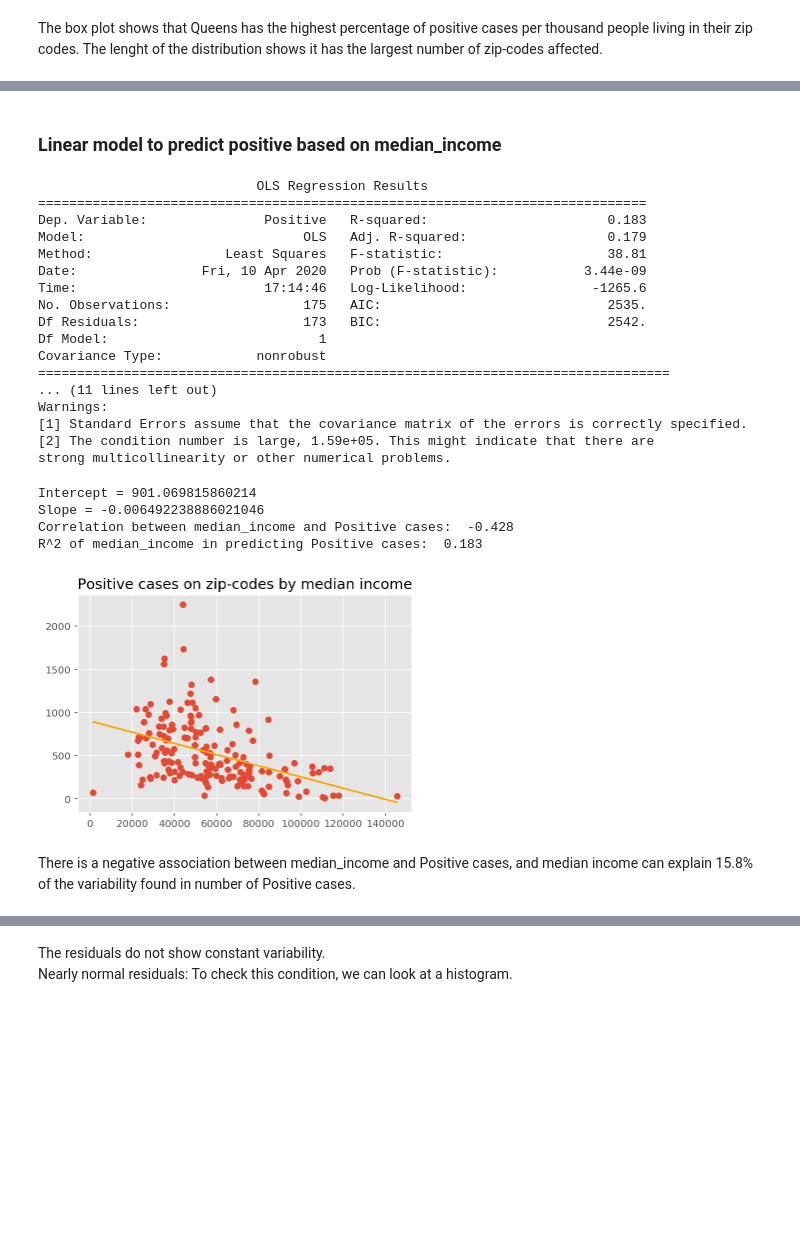
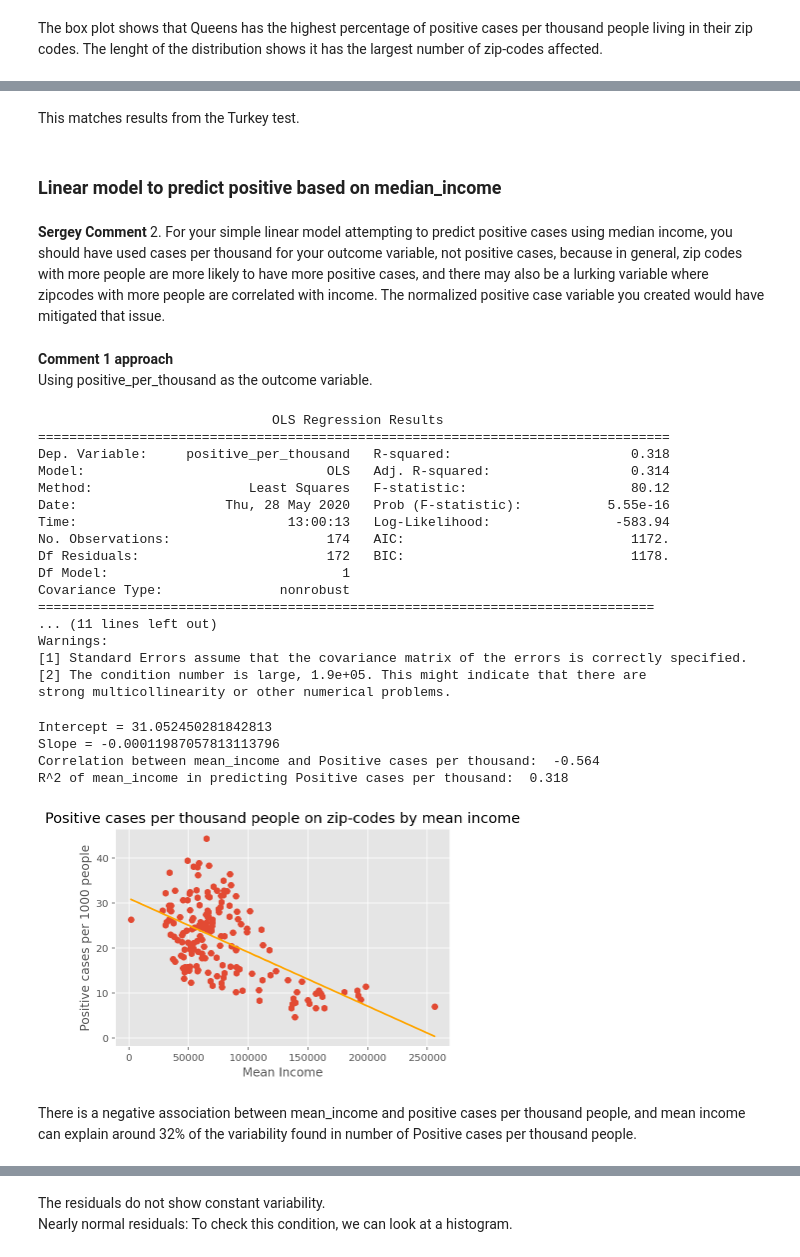
Before and after one commit to RuggieroJulian/covid-19, a Jupyter notebook: Midterm Project Ruggiero Julian.ipynb, the cells around one changed output, grey strips where cells are left out. Saved outputs shown, nothing was run; the diff lists cells and outputs as text; code cells hidden in the pictures; blank space fills up the shorter version.

```diff
--- a/Midterm Project Ruggiero Julian.ipynb
+++ b/Midterm Project Ruggiero Julian.ipynb
@@ -82,5 +71,8 @@ https://github.com/gitjuli/covid-19/blob/master/usincome.csv
 #get income data
 income=pd.read_csv('https://raw.githubusercontent.com/gitjuli/covid-19/master/usincome.csv')
 income.rename(columns = {'Zip':'zip_code', 'Median':'median_income', 'Mean':'mean_income'}, inplace=True)
-income.head()
+
+# merge
+covid_data = pd.merge(covid_data[covid_data['zip_code'].notna()], income, how='inner', on=['zip_code'])
+covid_data.head()
 # %% [output]
@@ -130,5 +116,11 @@ https://github.com/gitjuli/covid-19/blob/master/zip_borough.csv
 # %%
 #data source 2 (zip code by borough)
 borough=pd.read_csv('https://raw.githubusercontent.com/gitjuli/covid-19/master/zip_borough.csv')
-borough.head(1)
+borough.rename(columns = {'zip':'zip_code'}, inplace=True)
+
+#merge
+covid_data = pd.merge(covid_data[covid_data['zip_code'].notna()], borough, how='inner', on=['zip_code'])
+covid_data["zip_code"]=covid_data["zip_code"].astype(int).astype(str)
+covid_data["mean_income"]=covid_data["mean_income"].astype(int)
+covid_data.head()
 # %% [output]
@@ -165,0 +137,3 @@ covid_zip_codes.head()
+# %%
+covid_data["positive_per_thousand"]=(1000 * covid_data["covid_positive"])/covid_data["population"]
+covid_data.head()
@@ -179,54 +374,63 @@ The box plot shows that Queens has the highest percentage of positive cases per
+# %% [markdown]
+This matches results from the Turkey test.
 # %% [markdown]
 ### Linear model to predict positive based on median_income
+# %% [markdown]
+__Sergey Comment__ 2. For your simple linear model attempting to predict positive cases using median income, you should have used cases per thousand for your outcome variable, not positive cases, because in general, zip codes with more people are more likely to have more positive cases, and there may also be a lurking variable where zipcodes with more people are correlated with income. The normalized positive case variable you created would have mitigated that issue.
+# %% [markdown]
+__Comment 1 approach__ <br>
+Using positive_per_thousand as the outcome variable.
 # %%
-# linear model to predict positive based on percent_receives_public_assistance
+# linear model to predict positive based on median_income
 
-formula_string = "Positive ~ median_income"
+formula_string = "positive_per_thousand ~ mean_income"
 
-model = sm.formula.ols(formula = formula_string, data = covid_zip_codes)
+model = sm.formula.ols(formula = formula_string, data = covid_data)
 model_fitted = model.fit()
 print(model_fitted.summary())
 # %% [output]
-                            OLS Regression Results
-==============================================================================
-Dep. Variable:               Positive   R-squared:                       0.183
-Model:                            OLS   Adj. R-squared:                  0.179
-Method:                 Least Squares   F-statistic:                     38.81
-Date:                Fri, 10 Apr 2020   Prob (F-statistic):           3.44e-09
-Time:                        17:14:46   Log-Likelihood:                -1265.6
-No. Observations:                 175   AIC:                             2535.
-Df Residuals:                     173   BIC:                             2542.
-Df Model:                           1
-Covariance Type:            nonrobust
+                              OLS Regression Results
 =================================================================================
+Dep. Variable:     positive_per_thousand   R-squared:                       0.318
+Model:                               OLS   Adj. R-squared:                  0.314
+Method:                    Least Squares   F-statistic:                     80.12
+Date:                   Thu, 28 May 2020   Prob (F-statistic):           5.55e-16
+Time:                           13:00:13   Log-Likelihood:                -583.94
+No. Observations:                    174   AIC:                             1172.
+Df Residuals:                        172   BIC:                             1178.
+Df Model:                              1
+Covariance Type:               nonrobust
+===============================================================================
 ... (11 lines left out)
 Warnings:
 [1] Standard Errors assume that the covariance matrix of the errors is correctly specified.
-[2] The condition number is large, 1.59e+05. This might indicate that there are
+[2] The condition number is large, 1.9e+05. This might indicate that there are
 strong multicollinearity or other numerical problems.
 # %%
 print('Intercept =', model_fitted.params[0])
 print('Slope =', model_fitted.params[1])
-print("Correlation between median_income and Positive cases: ",np.round(covid_zip_codes.median_income.corr(covid_zip_codes.Positive),3))
-print("R^2 of median_income in predicting Positive cases: ",np.round(covid_zip_codes.median_income.corr(covid_zip_codes.Positive)**2,3))
+print("Correlation between mean_income and Positive cases per thousand: ",np.round(covid_data.mean_income.corr(covid_data.positive_per_thousand),3))
+print("R^2 of mean_income in predicting Positive cases per thousand: ",np.round(covid_data.mean_income.corr(covid_data.positive_per_thousand)**2,3))
 
-x = covid_zip_codes['median_income']
-y = covid_zip_codes['Positive']
+x = covid_data['mean_income']
+y = covid_data['positive_per_thousand']
 
 y_pred = model_fitted.predict(x)
 
-plt.scatter(covid_zip_codes['median_income'], covid_zip_codes['Positive'])
+plt.scatter(covid_data['mean_income'], covid_data['positive_per_thousand'])
 plt.plot(x, y_pred, color = 'orange')
-plt.title('Positive cases on zip-codes by median income');
+plt.title('Positive cases per thousand people on zip-codes by mean income');
+plt.xlabel('Mean Income')
+plt.ylabel('Positive cases per 1000 people')
 plt.show();
 # %% [output]
-Intercept = 901.069815860214
-Slope = -0.006492238886021046
-Correlation between median_income and Positive cases:  -0.428
-R^2 of median_income in predicting Positive cases:  0.183
+Intercept = 31.052450281842813
+Slope = -0.00011987057813113796
+Correlation between mean_income and Positive cases per thousand:  -0.564
+R^2 of mean_income in predicting Positive cases per thousand:  0.318
-[figure, old version]
+[figure, new version]
 # %% [markdown]
-There is a negative association between median_income and Positive cases, and median income can explain 15.8% of the variability found in number of Positive cases.
+There is a negative association between mean_income and positive cases per thousand people, and mean income can explain around 32% of the variability found in number of Positive cases per thousand people.
 # %% [markdown]
 Knowing the intercept and slope, we can write down the least squares regression line for the linear model:
 
```
Also changed, not shown: parts of 86 cells of this notebook.
